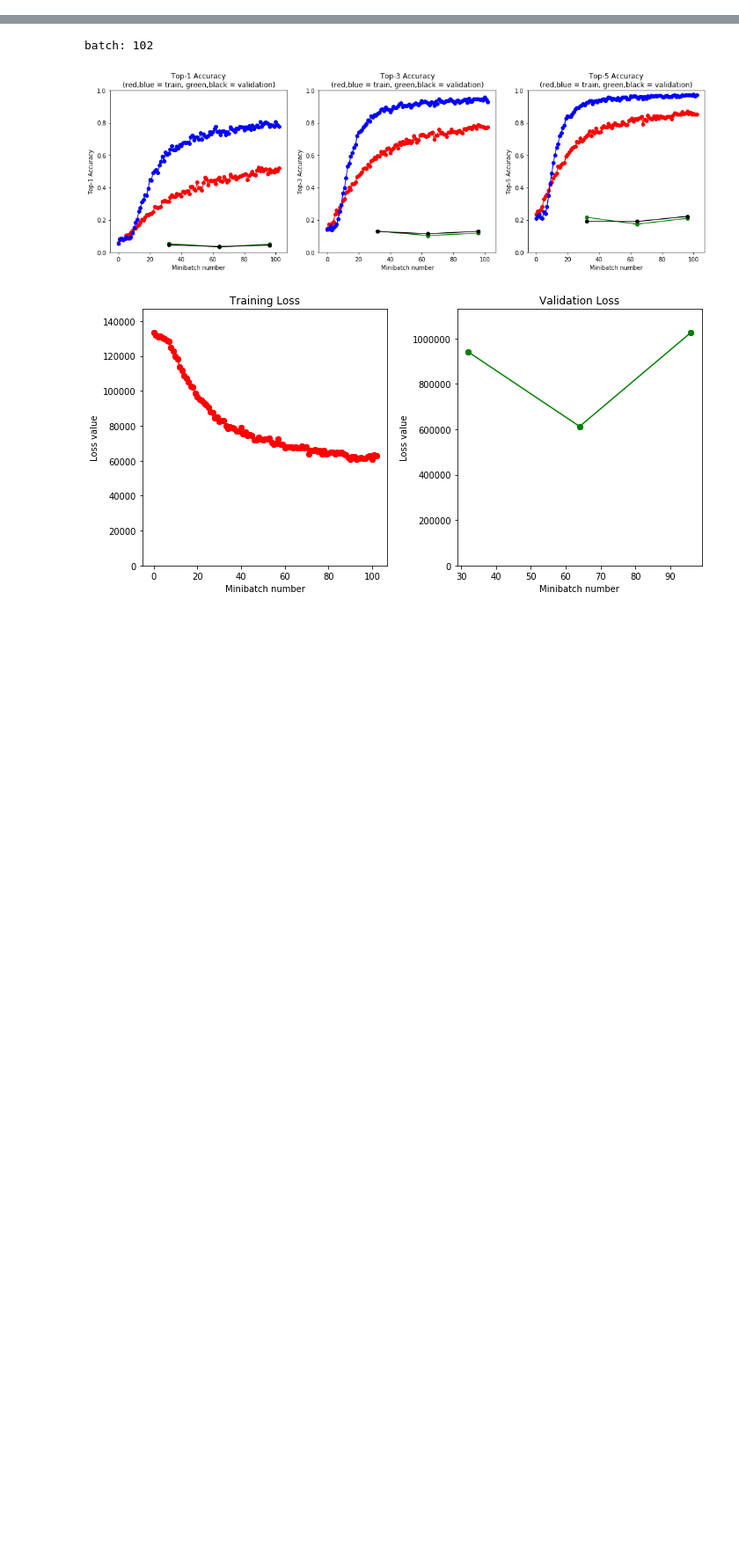
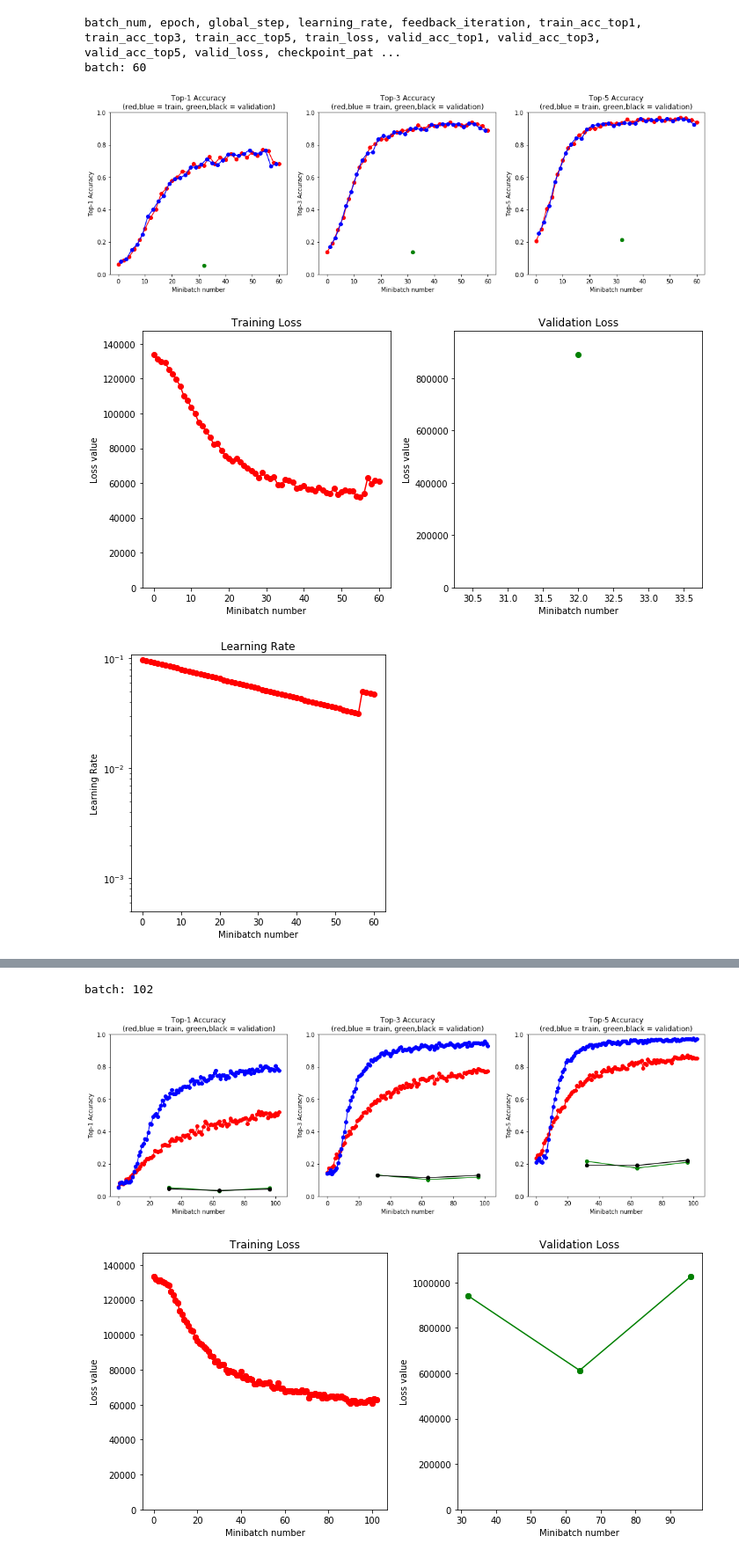
Before and after one commit to StanfordVisionSystems/vfeedbacknet, a Jupyter notebook: notebooks/vfeedbacknet_results.ipynb, the cells around one changed output, grey strips where cells are left out. Shown: that part at 88% size. Drawn from its saved outputs; the diff is of its cells as text; code cells hidden in the pictures; blank space fills up the shorter version.

```diff
--- a/notebooks/vfeedbacknet_results.ipynb
+++ b/notebooks/vfeedbacknet_results.ipynb
@@ -3,6 +3,17 @@ import matplotlib.pyplot as plt
 import os
 
 EXPERIMENT_DIR='/mnt/data/jemmons/vfeedbacknet-results/'
+# %%
+header, data = get_data(os.path.join(EXPERIMENT_DIR, '20bn/vfeedbacknet_model5', 'training_log.csv'))
+plot_accuracy(data, ylim=1)
+plot_loss(data)
+plot_learning_rate(data)
+# %% [output]
+batch_num, epoch, global_step, learning_rate, feedback_iteration, train_acc_top1, train_acc_top3, train_acc_top5, train_loss, valid_acc_top1, valid_acc_top3, valid_acc_top5, valid_loss, checkpoint_pat ...
+batch: 60
+[figure, added]
+[figure, added]
+[figure, added]
 # %%
 header, data = get_data(os.path.join(EXPERIMENT_DIR, '20bn/vfeedbacknet_model1.recheck2', 'training_log.csv'))
 plot_accuracy(data, ylim=1)
```
Also changed, not shown: parts of 2 cells of this notebook, 2 other files.
